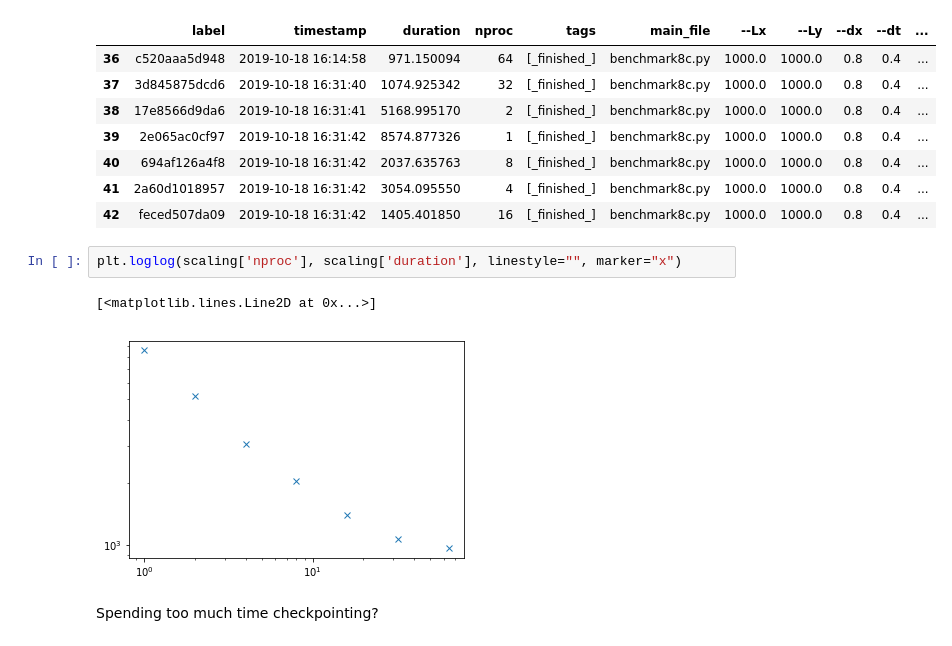
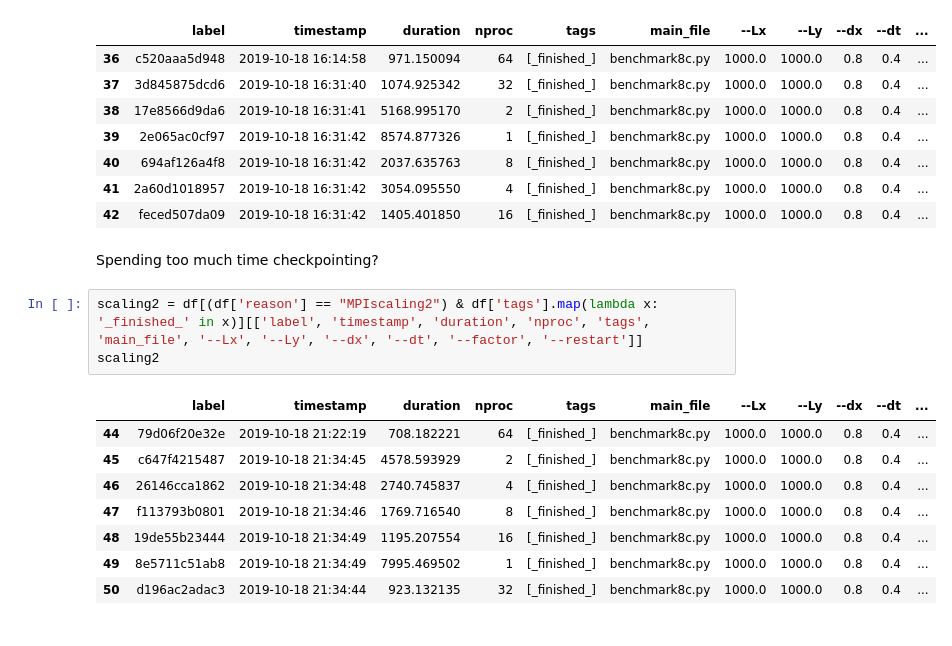
Before and after one commit to guyer/phasefieldbenchmark-8, a Jupyter notebook: analysis.ipynb, the cells around one changed output. Drawn from its saved outputs; the diff is of its cells as text.

```diff
--- a/analysis.ipynb
+++ b/analysis.ipynb
@@ -377,10 +377,17 @@ scaling
 | 40 | 694af126a4f8 | 2019-10-18 16:31:42 | 2037.635763 | 8 | [_finished_] | benchmark8c.py | 1000.0 | 1000.0 | 0.8 | 0.4 | ... |
 | 41 | 2a60d1018957 | 2019-10-18 16:31:42 | 3054.095550 | 4 | [_finished_] | benchmark8c.py | 1000.0 | 1000.0 | 0.8 | 0.4 | ... |
 | 42 | feced507da09 | 2019-10-18 16:31:42 | 1405.401850 | 16 | [_finished_] | benchmark8c.py | 1000.0 | 1000.0 | 0.8 | 0.4 | ... |
-# %%
-plt.loglog(scaling['nproc'], scaling['duration'], linestyle="", marker="x")
-# %% [output]
-[<matplotlib.lines.Line2D at 0x...>]
-[figure, removed]
 # %% [markdown]
 Spending too much time checkpointing?
+# %%
+scaling2 = df[(df['reason'] == "MPIscaling2") & df['tags'].map(lambda x: '_finished_' in x)][['label', 'timestamp', 'duration', 'nproc', 'tags', 'main_file', '--Lx', '--Ly', '--dx', '--dt', '--factor', '--restart']]
+scaling2
+# %% [output]
+|  | label | timestamp | duration | nproc | tags | main_file | --Lx | --Ly | --dx | --dt | ... |
+| 44 | 79d06f20e32e | 2019-10-18 21:22:19 | 708.182221 | 64 | [_finished_] | benchmark8c.py | 1000.0 | 1000.0 | 0.8 | 0.4 | ... |
+| 45 | c647f4215487 | 2019-10-18 21:34:45 | 4578.593929 | 2 | [_finished_] | benchmark8c.py | 1000.0 | 1000.0 | 0.8 | 0.4 | ... |
+| 46 | 26146cca1862 | 2019-10-18 21:34:48 | 2740.745837 | 4 | [_finished_] | benchmark8c.py | 1000.0 | 1000.0 | 0.8 | 0.4 | ... |
+| 47 | f113793b0801 | 2019-10-18 21:34:46 | 1769.716540 | 8 | [_finished_] | benchmark8c.py | 1000.0 | 1000.0 | 0.8 | 0.4 | ... |
+| 48 | 19de55b23444 | 2019-10-18 21:34:49 | 1195.207554 | 16 | [_finished_] | benchmark8c.py | 1000.0 | 1000.0 | 0.8 | 0.4 | ... |
+| 49 | 8e5711c51ab8 | 2019-10-18 21:34:49 | 7995.469502 | 1 | [_finished_] | benchmark8c.py | 1000.0 | 1000.0 | 0.8 | 0.4 | ... |
+| 50 | d196ac2adac3 | 2019-10-18 21:34:44 | 923.132135 | 32 | [_finished_] | benchmark8c.py | 1000.0 | 1000.0 | 0.8 | 0.4 | ... |
```
Also changed, not shown: parts of 4 cells of this notebook.
